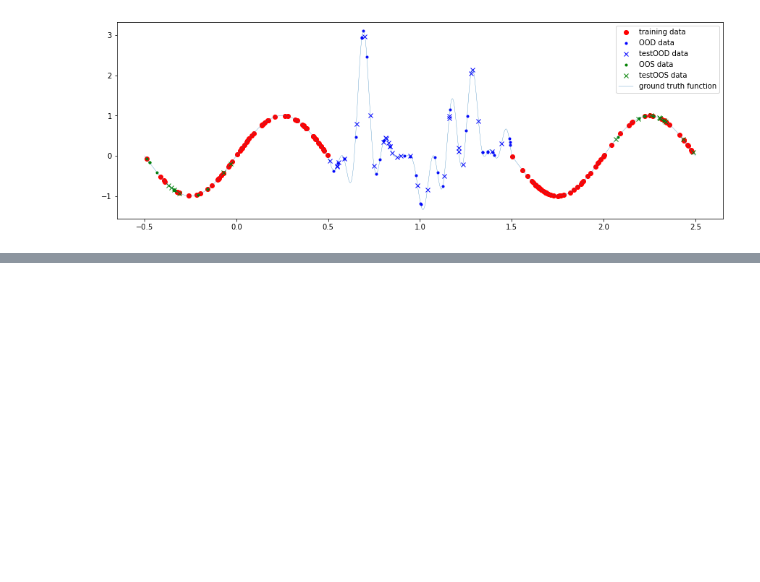
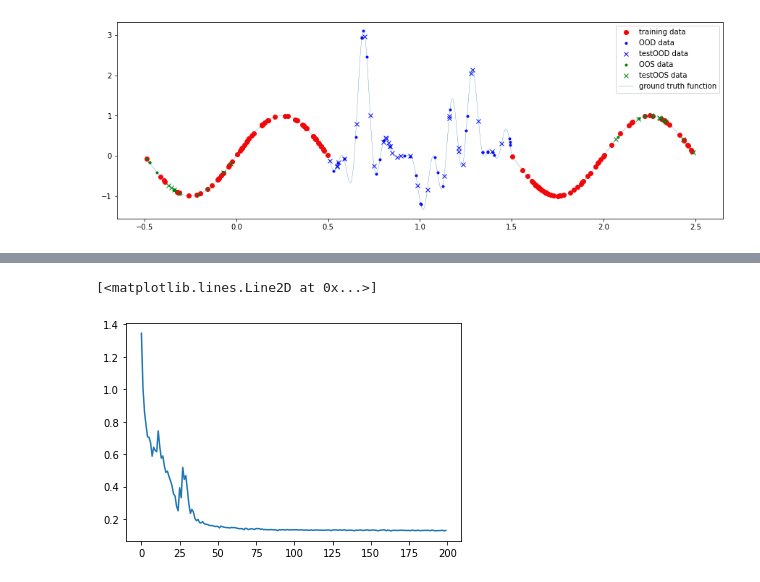
Before and after one commit to saleml/mcdeup, a Jupyter notebook: Z.ipynb, the cells around one changed output, grey strips where cells are left out. Cells and saved outputs as stored; diff of their text form; code cells hidden in the pictures; blank space fills up the shorter version.

```diff
--- a/Z.ipynb
+++ b/Z.ipynb
@@ -68,6 +70,47 @@ class noise_net(nn.Module):
 output_net = nn.Sequential(nn.Linear(256, 128),
                            nn.ReLU(),
                            nn.Linear(128, 1))
+# %%
+#main_net = nn.Sequential(nn.Linear(1, 256),
+#                         nn.ReLU(),
+#                         nn.Linear(256, 256),
+#                         nn.ReLU(),
+#                         nn.Linear(256, 256))
+
+class main_net(nn.Module):
+    def __init__(self, width=256, noise_dim=64):
+        super().__init__()
+        self.x_layer = nn.Linear(16 + noise_dim, width)
+        self.hidden_layer_1 = nn.Linear(width, width)
+        self.hidden_layer_2 = nn.Linear(width, width)
+
+    def forward(self, x, noise):
+        out = F.relu(self.x_layer(torch.cat([x.repeat(1, 16), noise], dim=-1)))
+        out = F.relu(self.hidden_layer_1(out))
+        return self.hidden_layer_2(out)
+
+class noise_net(nn.Module):
+    def __init__(self, noise_dim, width=256):
+        super().__init__()
+        self.noise_dim = noise_dim
+        self.noise_layer = nn.Linear(noise_dim, width, bias=True)
+        self.x_layer = nn.Linear(1, width, bias=True)
+        self.hidden_layer_1 = nn.Linear(width, width, bias=True)
+        self.hidden_layer_2 = nn.Linear(width, width, bias=True)
+        self.output_layer = nn.Linear(width, 256, bias=True)
+
+    def forward(self, x, noise):
+        out = F.relu(self.x_layer(x)) + self.noise_layer(noise) * (64 / self.noise_dim)
+        out = F.relu(self.hidden_layer_1(out))
+        #out = F.relu(self.noise_layer(noise))
+        #out = F.relu(self.hidden_layer_1(out))
+        #out = F.relu(self.hidden_layer_2(out))))
+        out = F.relu(self.hidden_layer_2(out))
+        return 1 + self.output_layer(out)
+
+output_net = nn.Sequential(nn.Linear(512, 128),
+                           nn.ReLU(),
+                           nn.Linear(128, 1))
 # %%
 from torch.utils.data import TensorDataset, DataLoader
 
@@ -190,3 +266,8 @@ for noise_dim in [32, 64, 128]:
+# %%
+plt.plot(deup_losses)
+# %% [output]
+[<matplotlib.lines.Line2D at 0x...>]
+[figure, added]
 # %%
 plt.figure(figsize=(30, 20))
 
```
Also changed, not shown: parts of 5 cells of this notebook, 1 other file.
